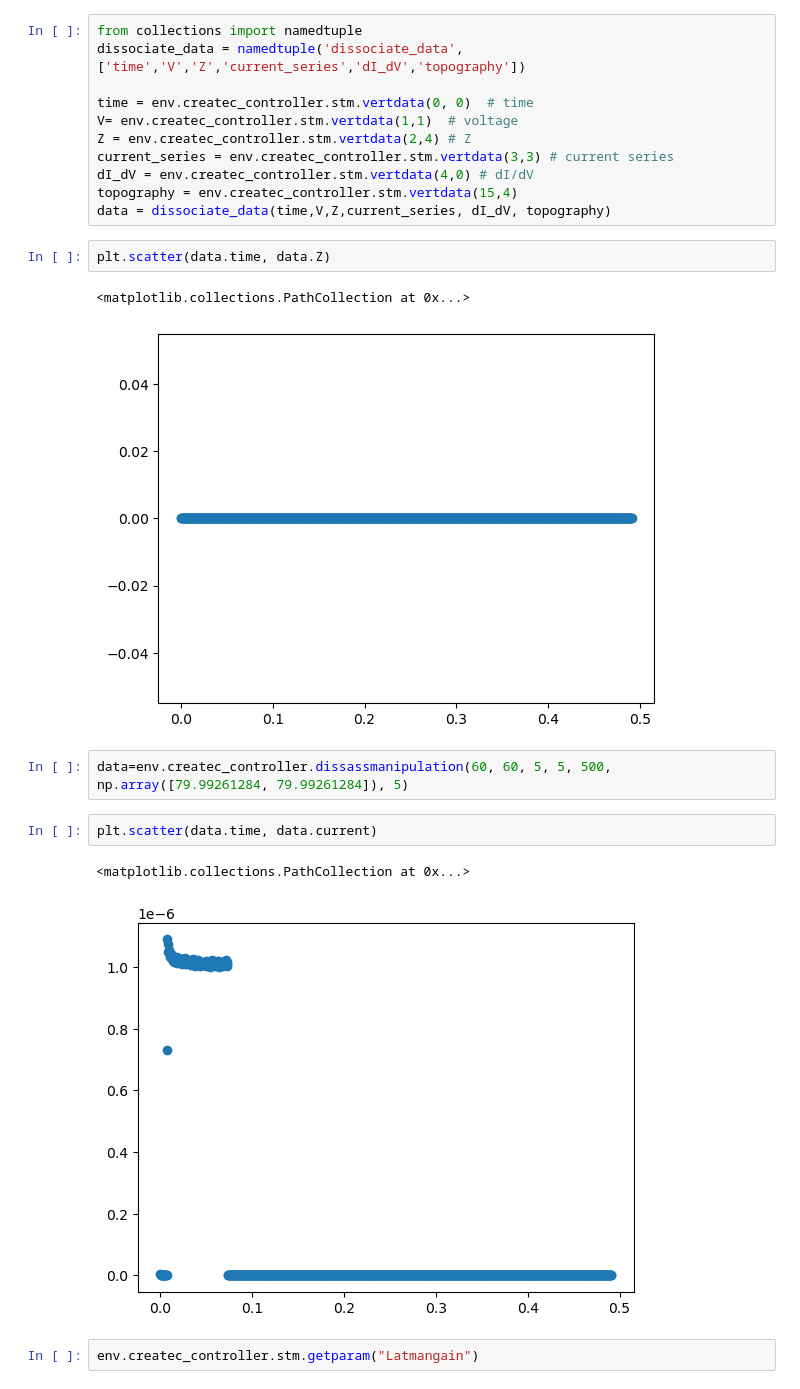
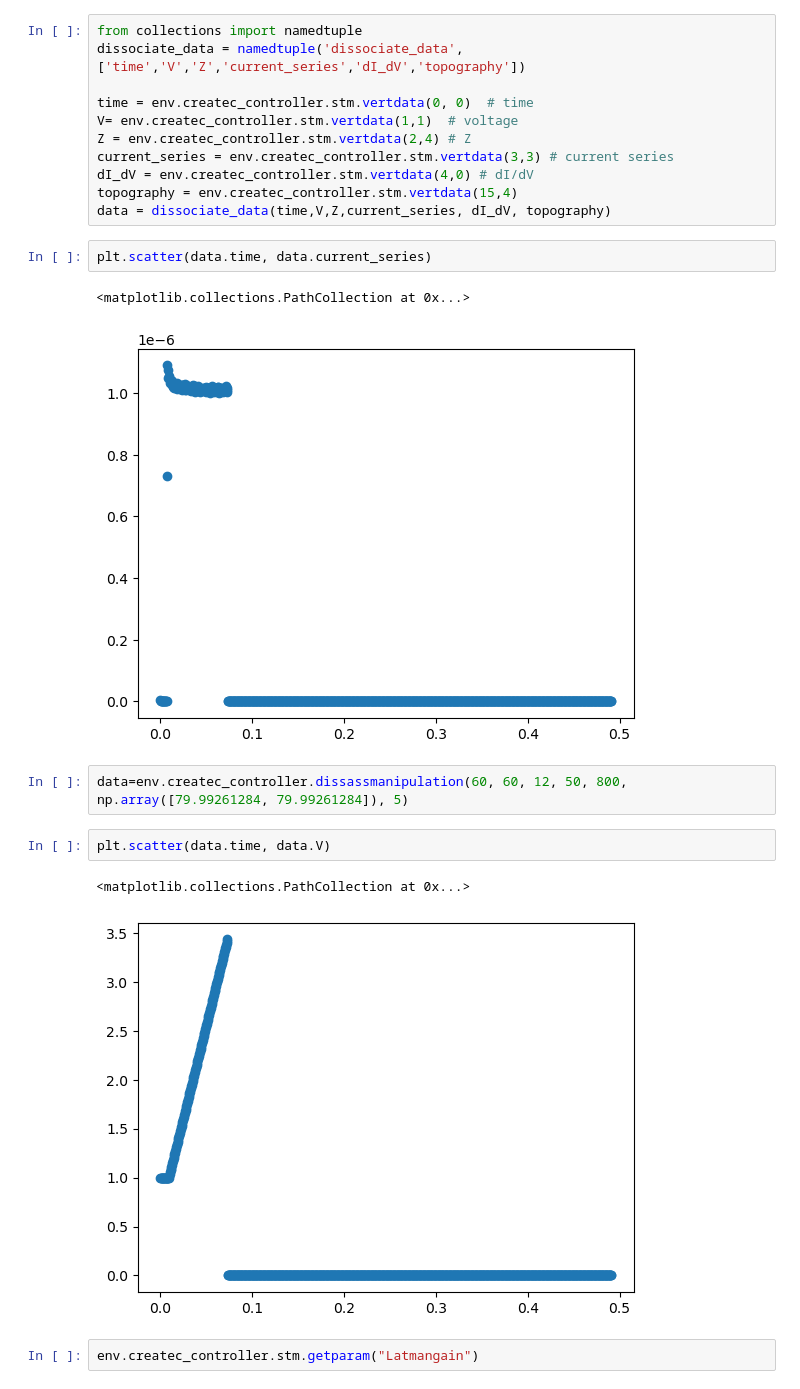
Before and after one commit to Meganwu/reaction_rl, a Jupyter notebook: train_single_atom_test_230920_dissociate.ipynb, the cells around one changed output. Cells and saved outputs as stored; diff of their text form.

```diff
--- a/train_single_atom_test_230920_dissociate.ipynb
+++ b/train_single_atom_test_230920_dissociate.ipynb
@@ -165,17 +165,17 @@ dI_dV = env.createc_controller.stm.vertdata(4,0) # dI/dV
 topography = env.createc_controller.stm.vertdata(15,4)
 data = dissociate_data(time,V,Z,current_series, dI_dV, topography)
 # %%
-plt.scatter(data.time, data.Z)
+plt.scatter(data.time, data.current_series)
 # %% [output]
 <matplotlib.collections.PathCollection at 0x...>
-[figure, old version]
+[figure, new version]
 # %%
-data=env.createc_controller.dissassmanipulation(60, 60, 5, 5, 500, np.array([79.99261284, 79.99261284]), 5)
+data=env.createc_controller.dissassmanipulation(60, 60, 12, 50, 800, np.array([79.99261284, 79.99261284]), 5)
 # %%
-plt.scatter(data.time, data.current)
+plt.scatter(data.time, data.V)
 # %% [output]
 <matplotlib.collections.PathCollection at 0x...>
-[figure, old version]
+[figure, new version]
 # %%
 env.createc_controller.stm.getparam("Latmangain")
 # %% [output]
```
Also changed, not shown: parts of 4 cells of this notebook, 8 other files.
